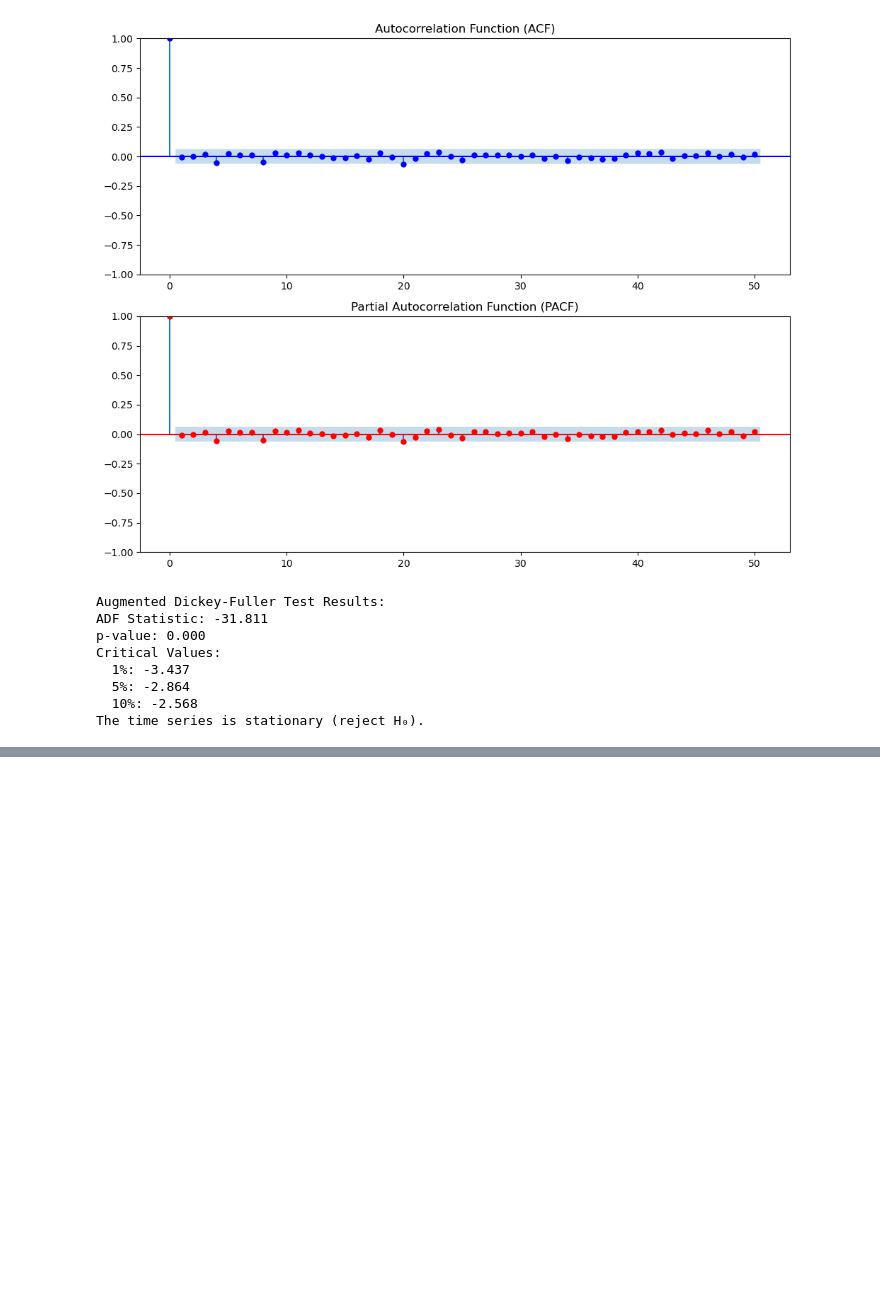
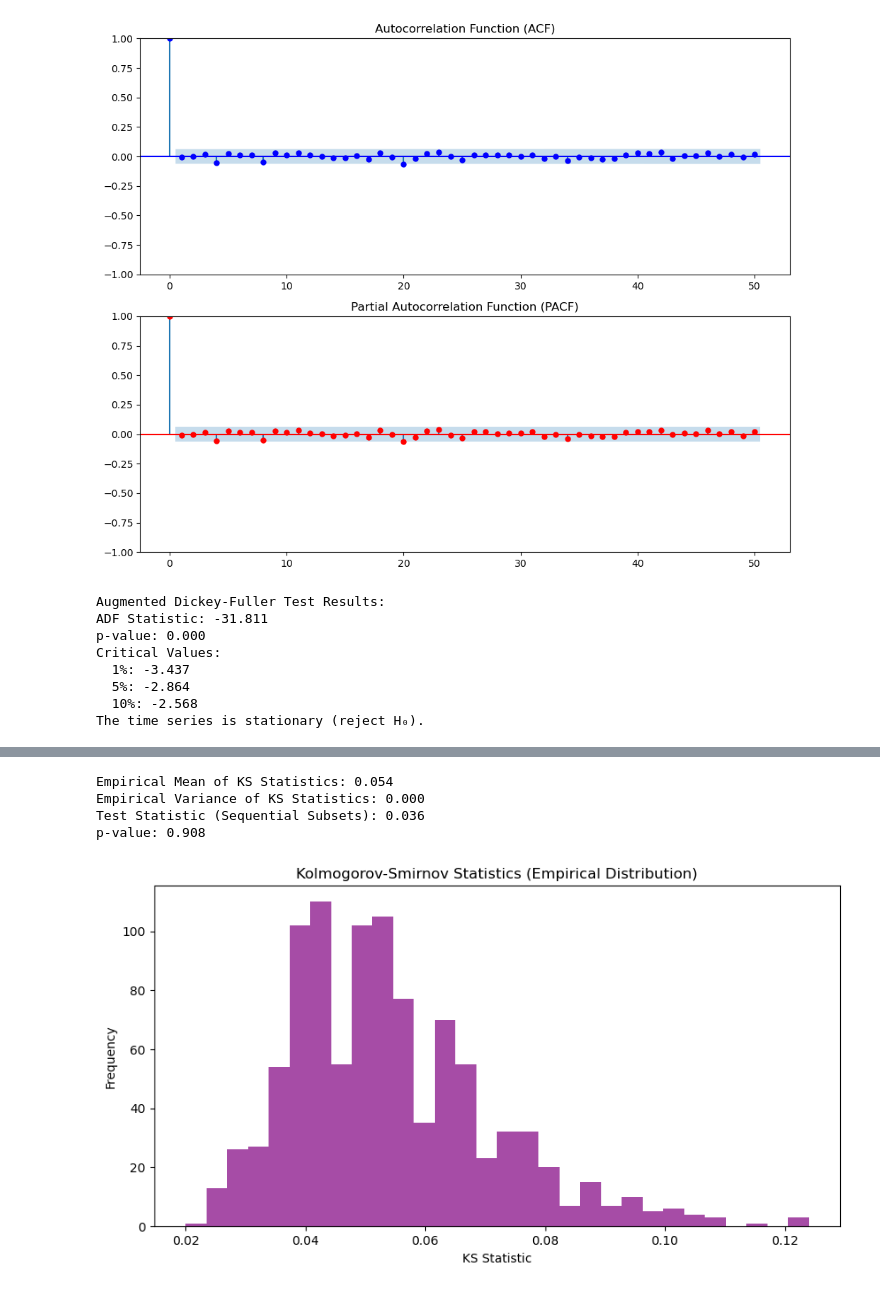
Before and after one commit to QuantLet/ATSSB-Applied-Time-Series-Solutions-Book, a Jupyter notebook: ATSSB-Stationarity/20250121 Pytsa Stationarity.ipynb, the cells around one changed output, grey strips where cells are left out. Cells and saved outputs as stored; diff of their text form; code cells hidden in the pictures; blank space fills up the shorter version.

```diff
--- a/ATSSB-Stationarity/20250121 Pytsa Stationarity.ipynb
+++ b/ATSSB-Stationarity/20250121 Pytsa Stationarity.ipynb
@@ -219,0 +220,57 @@ The time series is strictly stationary (no evidence against strict stationarity)
+# %%
+import numpy as np
+from scipy.stats import ks_2samp, skew, kurtosis
+import matplotlib.pyplot as plt
+
+# Simulated stationary time series
+np.random.seed(42)
+time_series = np.random.normal(0, 1, 1000)
+
+# Function to split time series
+def random_split(data, split_ratio=0.5):
+    indices = np.random.permutation(len(data))
+    split_point = int(len(data) * split_ratio)
+    return data[indices[:split_point]], data[indices[split_point:]]
+
+# Step 1: Generate empirical distribution from random splits
+num_iterations = 1000
+ks_stats = []  # Store K-S statistics
+
+for _ in range(num_iterations):
+    subset1, subset2 = random_split(time_series)
+    ks_stat, _ = ks_2samp(subset1, subset2)
+    ks_stats.append(ks_stat)
+
+# Step 2: Calculate aggregate statistics for empirical distribution
+empirical_mean = np.mean(ks_stats)  # Mean of the empirical distribution
+empirical_var = np.var(ks_stats)   # Variance of the empirical distribution
+
+# Step 3: Test the unshuffled subsets
+subset1, subset2 = time_series[:500], time_series[500:]
+test_stat, _ = ks_2samp(subset1, subset2)
+
+# Step 4: Compute the p-value
+p_value = np.mean([stat >= test_stat for stat in ks_stats])
+
+# Output results
+print(f"Empirical Mean of KS Statistics: {empirical_mean:.3f}")
+print(f"Empirical Variance of KS Statistics: {empirical_var:.3f}")
+print(f"Test Statistic (Sequential Subsets): {test_stat:.3f}")
+print(f"p-value: {p_value:.3f}")
+
+# Visualization
+plt.figure(figsize=(10, 5))
+plt.hist(ks_stats, bins=30, alpha=0.7, color="purple", label=None)
+#plt.axvline(test_stat, color="red", linestyle="--", label="Test Statistic")
+plt.title("Kolmogorov-Smirnov Statistics (Empirical Distribution)")
+plt.xlabel("KS Statistic")
+plt.ylabel("Frequency")
+plt.legend(loc="lower center", bbox_to_anchor=(0.5, -0.2), ncol=2, frameon=False)
+plt.savefig("ks_stat_distribution_with_legend_outside.png", transparent=True, bbox_inches="tight")
+plt.show()
+# %% [output]
+Empirical Mean of KS Statistics: 0.054
+Empirical Variance of KS Statistics: 0.000
+Test Statistic (Sequential Subsets): 0.036
+p-value: 0.908
+[figure, added]
```
Also changed, not shown: parts of 1 cell of this notebook.
